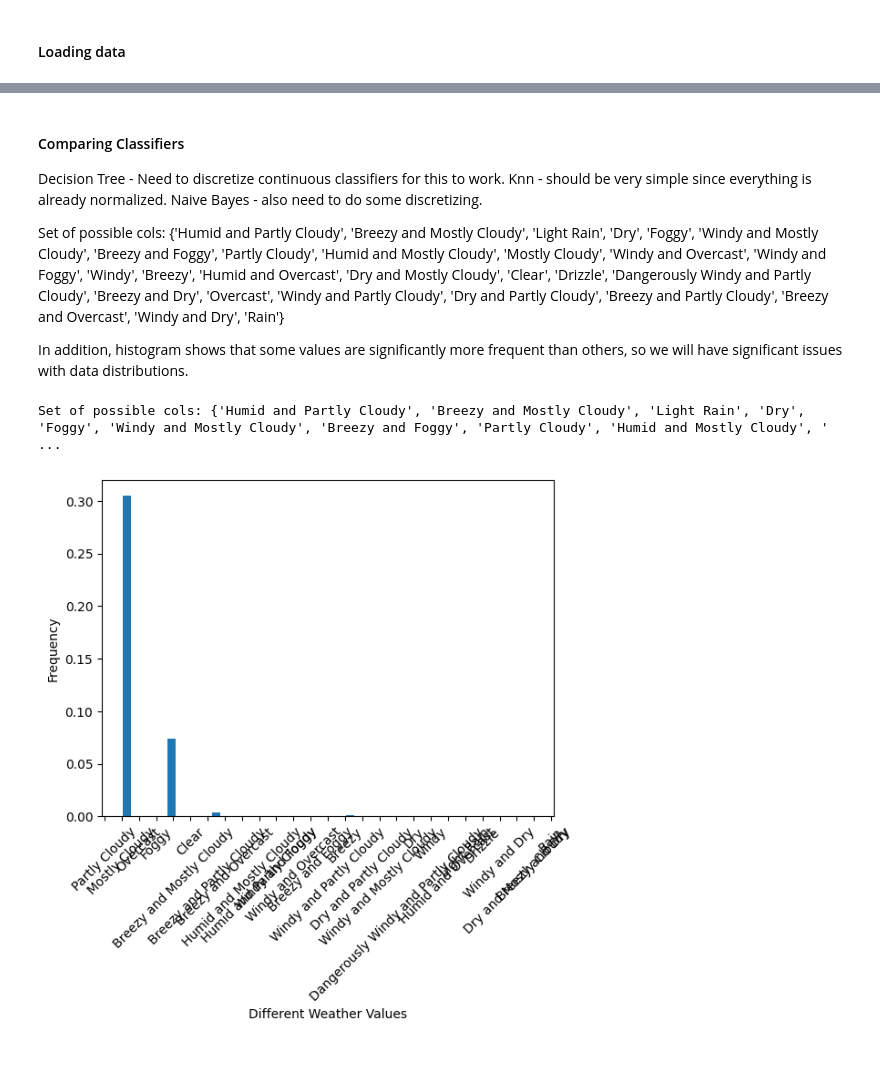
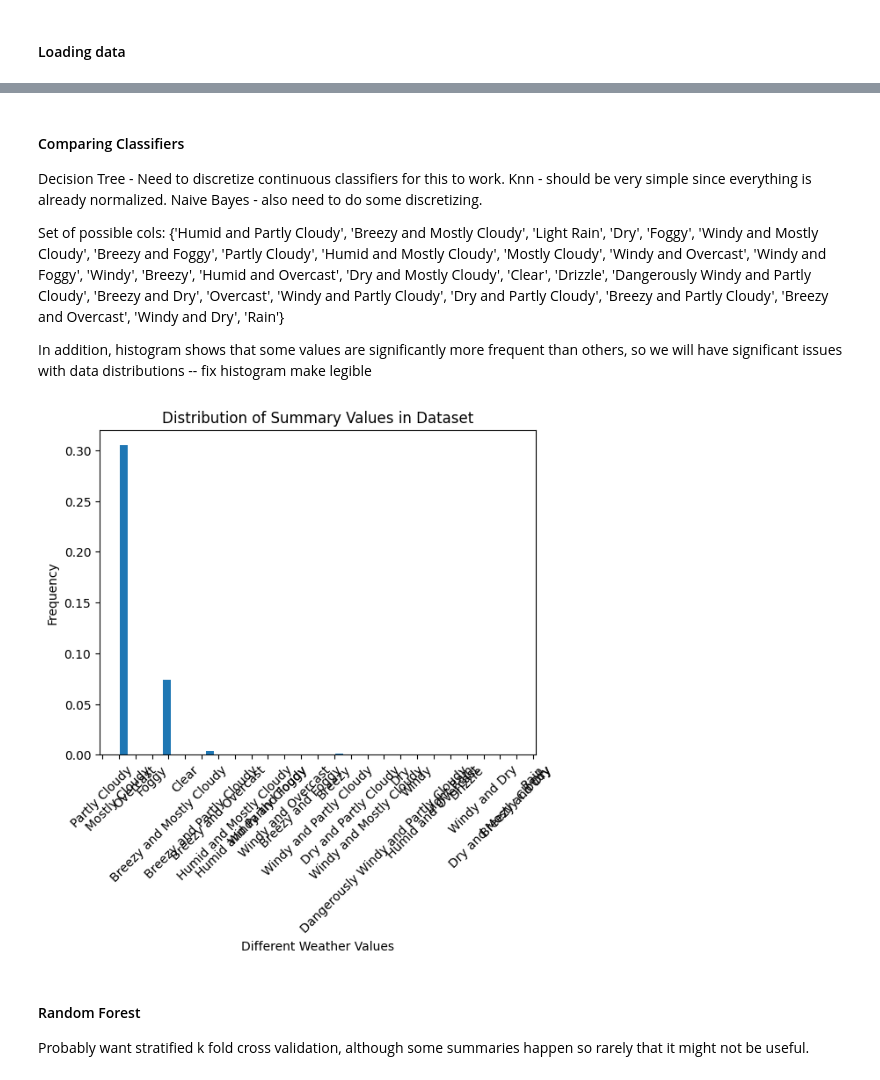
Before and after one commit to IsaacSShade/CPSC-322-Data-Science-Project, a Jupyter notebook: technical-report.ipynb, the cells around one changed output, grey strips where cells are left out. Drawn from its saved outputs; the diff is of its cells as text; code cells hidden in the pictures.

```diff
--- a/technical-report.ipynb
+++ b/technical-report.ipynb
@@ -91,24 +119,21 @@ Naive Bayes - also need to do some discretizing.
 
 Set of possible cols: {'Humid and Partly Cloudy', 'Breezy and Mostly Cloudy', 'Light Rain', 'Dry', 'Foggy', 'Windy and Mostly Cloudy', 'Breezy and Foggy', 'Partly Cloudy', 'Humid and Mostly Cloudy', 'Mostly Cloudy', 'Windy and Overcast', 'Windy and Foggy', 'Windy', 'Breezy', 'Humid and Overcast', 'Dry and Mostly Cloudy', 'Clear', 'Drizzle', 'Dangerously Windy and Partly Cloudy', 'Breezy and Dry', 'Overcast', 'Windy and Partly Cloudy', 'Dry and Partly Cloudy', 'Breezy and Partly Cloudy', 'Breezy and Overcast', 'Windy and Dry', 'Rain'}
 
-In addition, histogram shows that some values are significantly more frequent than others, so we will have significant issues with data distributions.
+In addition, histogram shows that some values are significantly more frequent than others, so we will have significant issues with data distributions -- fix histogram make legible
 # %%
-# dec_tree = MyDecisionTreeClassifier()
-# # train test split
-# X_train, X_test, y_train, y_test = myevaluation.train_test_split(X = all_xs, y = all_ys)
-# dec_tree.fit(X_train=X_train, y_train=y_train)
-# y_preds = dec_tree.predict(X_test= X_test)
-# acc_score = myevaluation.accuracy_score(y_true=y_test, y_pred=y_preds)
-# print(f'Accuracy Score is {acc_score}')
+
 summary_col = weather_data.get_column('Summary')
 import matplotlib.pyplot as plt
 plt.figure()
-print(f'Set of possible cols: {set(summary_col)}')
-plt.hist(x = summary_col, density=True, rwidth = .2, histtype= 'barstacked')
+plt.hist(x = summary_col, density=True, rwidth = .2, histtype = 'barstacked')
+plt.title('Distribution of Summary Values in Dataset')
 plt.xlabel(xlabel= 'Different Weather Values')
 plt.ylabel('Frequency')
 plt.xticks(rotation = 45)
 plt.show()
 # %% [output]
-Set of possible cols: {'Humid and Partly Cloudy', 'Breezy and Mostly Cloudy', 'Light Rain', 'Dry', 'Foggy', 'Windy and Mostly Cloudy', 'Breezy and Foggy', 'Partly Cloudy', 'Humid and Mostly Cloudy', ' ...
-[figure, old version]
+[figure, new version]
+# %% [markdown]
+#### Random Forest
+
+Probably want stratified k fold cross validation, although some summaries happen so rarely that it might not be useful.
```
Also changed, not shown: parts of 6 cells of this notebook, 2 other files.
